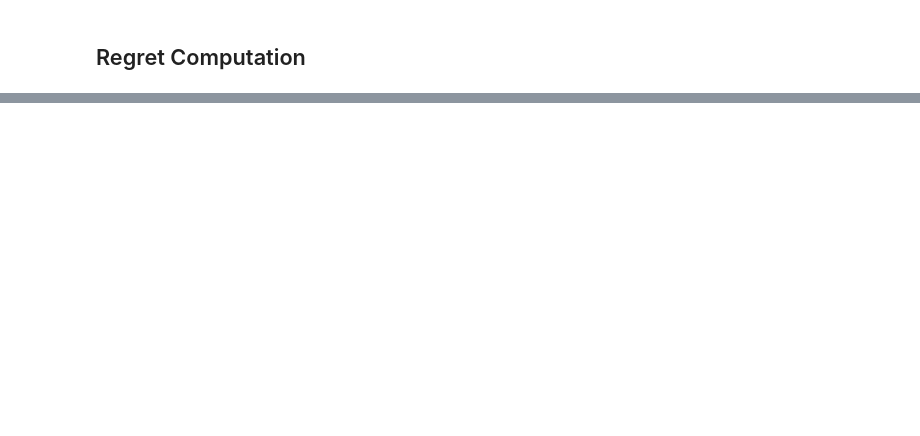
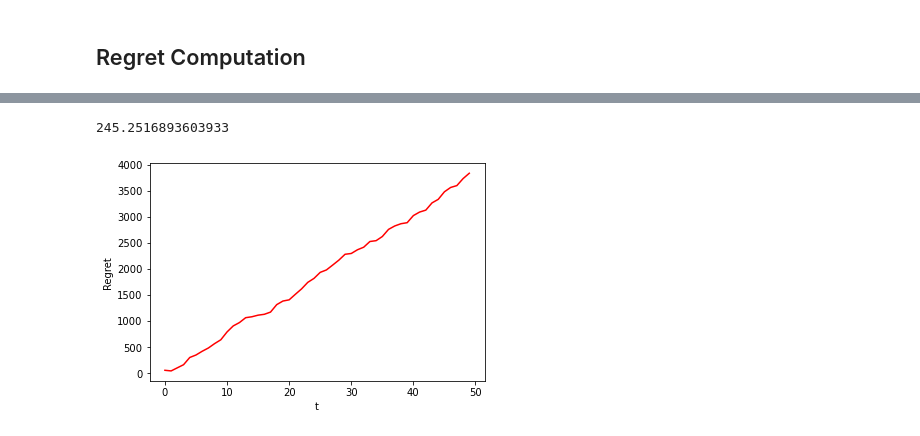
Before and after one commit to damiano1996/DataIntelligenceApplications, a Jupyter notebook: project/Urbano08/Exercise2.ipynb, the cells around one changed output, grey strips where cells are left out. Drawn from its saved outputs; the diff is of its cells as text; code cells hidden in the pictures; blank space fills up the shorter version.

Commit message:
regret computation and more comments added

```diff
--- a/project/Urbano08/Exercise2.ipynb
+++ b/project/Urbano08/Exercise2.ipynb
@@ -30,7 +28,5 @@ ImportError: cannot import name 'Optimizer' from 'project.Urbano08.Optimizer' (C
 # %%
-n_obs = 30
-x_obs = np.ndarray(shape=(0,3), dtype=float)
-y_obs = np.ndarray(shape=(0,3), dtype=float)
+n_obs = 50
 n_subcamp = 3
 max_bid = 1
 max_clicks = 100
@@ -38,6 +34,12 @@ n_arms = 11
 
 bids = np.linspace(0, max_bid, n_arms)
 print(bids)
+
+#x_obs is the array of the observed bids
+x_obs = np.ndarray(shape=(0,3), dtype=float)
+#y_obs is the array of the corresponding nr. of clicks
+y_obs = np.ndarray(shape=(0,3), dtype=float)
+
 
 total_click_each_day = pd.DataFrame(columns=['bid_sub1', 'bid_sub2', 'bid_sub3',"click1","click2","click3"])
 
@@ -164,0 +213,20 @@ print(Optimizer.fit_table(all_optimal_subs))
+# %%
+# list of the collected reward
+rewards_per_experiment = []
+opt = Optimizer.fit_table(all_optimal_subs)[1]
+print(opt)
+
+for i in range(n_obs):
+    num_clicks_day_i = total_click_each_day.values[i][3]  \
+                       + total_click_each_day.values[i][4] \
+                       + total_click_each_day.values[i][5]
+    rewards_per_experiment.append(num_clicks_day_i)
+
+plt.figure(0)
+plt.ylabel("Regret")
+plt.xlabel("t")
+plt.plot(np.cumsum(opt - rewards_per_experiment, axis=0), 'r')
+plt.show()
+# %% [output]
+245.2516893603933
+[figure, added]
```
Also changed, not shown: parts of 9 cells of this notebook, 3 other files.
